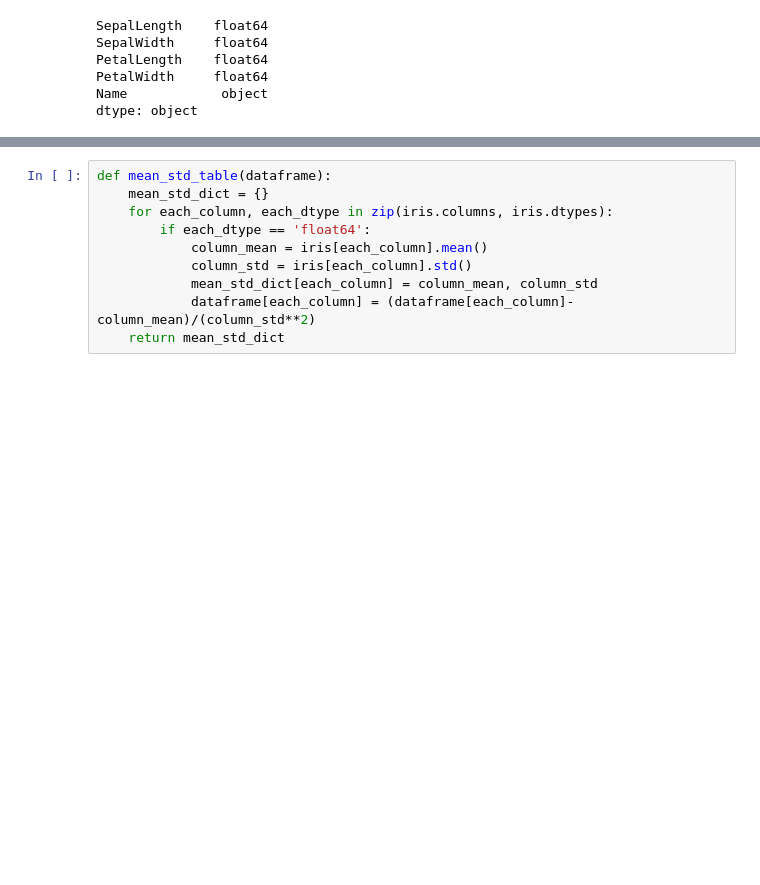
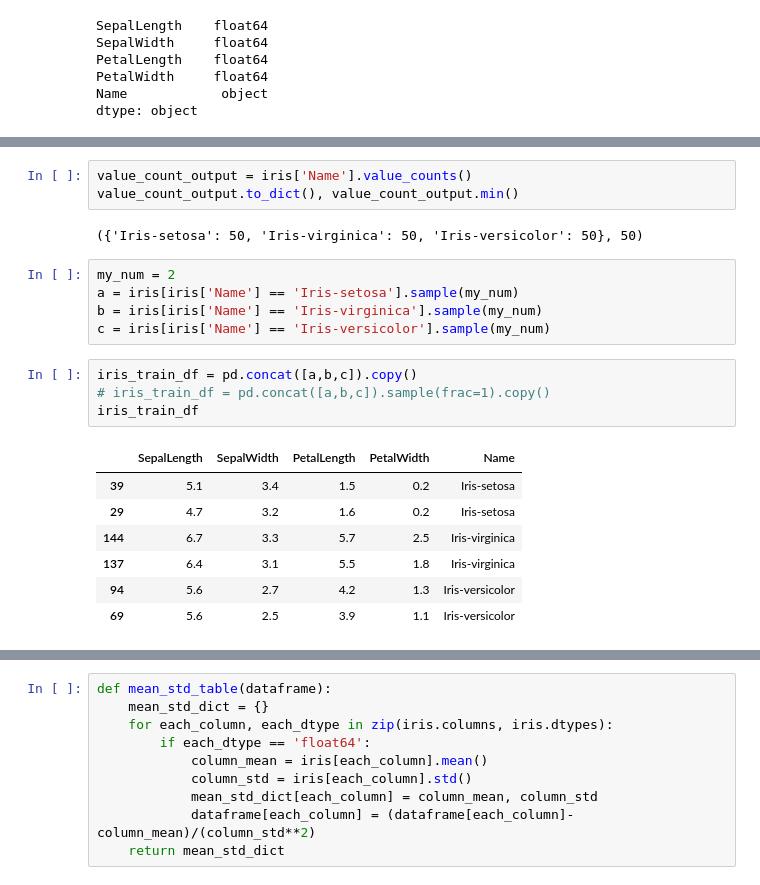
Before and after one commit to IoT-master/PyTorchMLTemplates, a Jupyter notebook: LogisticRegression/IrisMachineLearningFromScratchwithPytorch.ipynb, the cells around one changed output, grey strips where cells are left out. Drawn from its saved outputs; the diff is of its cells as text; blank space fills up the shorter version.

```diff
--- a/LogisticRegression/IrisMachineLearningFromScratchwithPytorch.ipynb
+++ b/LogisticRegression/IrisMachineLearningFromScratchwithPytorch.ipynb
@@ -28,0 +29,22 @@ iris.sample(10)
+# %%
+value_count_output = iris['Name'].value_counts()
+value_count_output.to_dict(), value_count_output.min()
+# %% [output]
+({'Iris-setosa': 50, 'Iris-virginica': 50, 'Iris-versicolor': 50}, 50)
+# %%
+my_num = 2
+a = iris[iris['Name'] == 'Iris-setosa'].sample(my_num)
+b = iris[iris['Name'] == 'Iris-virginica'].sample(my_num)
+c = iris[iris['Name'] == 'Iris-versicolor'].sample(my_num)
+# %%
+iris_train_df = pd.concat([a,b,c]).copy()
+# iris_train_df = pd.concat([a,b,c]).sample(frac=1).copy()
+iris_train_df
+# %% [output]
+|  | SepalLength | SepalWidth | PetalLength | PetalWidth | Name |
+| 39 | 5.1 | 3.4 | 1.5 | 0.2 | Iris-setosa |
+| 29 | 4.7 | 3.2 | 1.6 | 0.2 | Iris-setosa |
+| 144 | 6.7 | 3.3 | 5.7 | 2.5 | Iris-virginica |
+| 137 | 6.4 | 3.1 | 5.5 | 1.8 | Iris-virginica |
+| 94 | 5.6 | 2.7 | 4.2 | 1.3 | Iris-versicolor |
+| 69 | 5.6 | 2.5 | 3.9 | 1.1 | Iris-versicolor |
```
Also changed, not shown: parts of 2 cells of this notebook, 2 other files.
